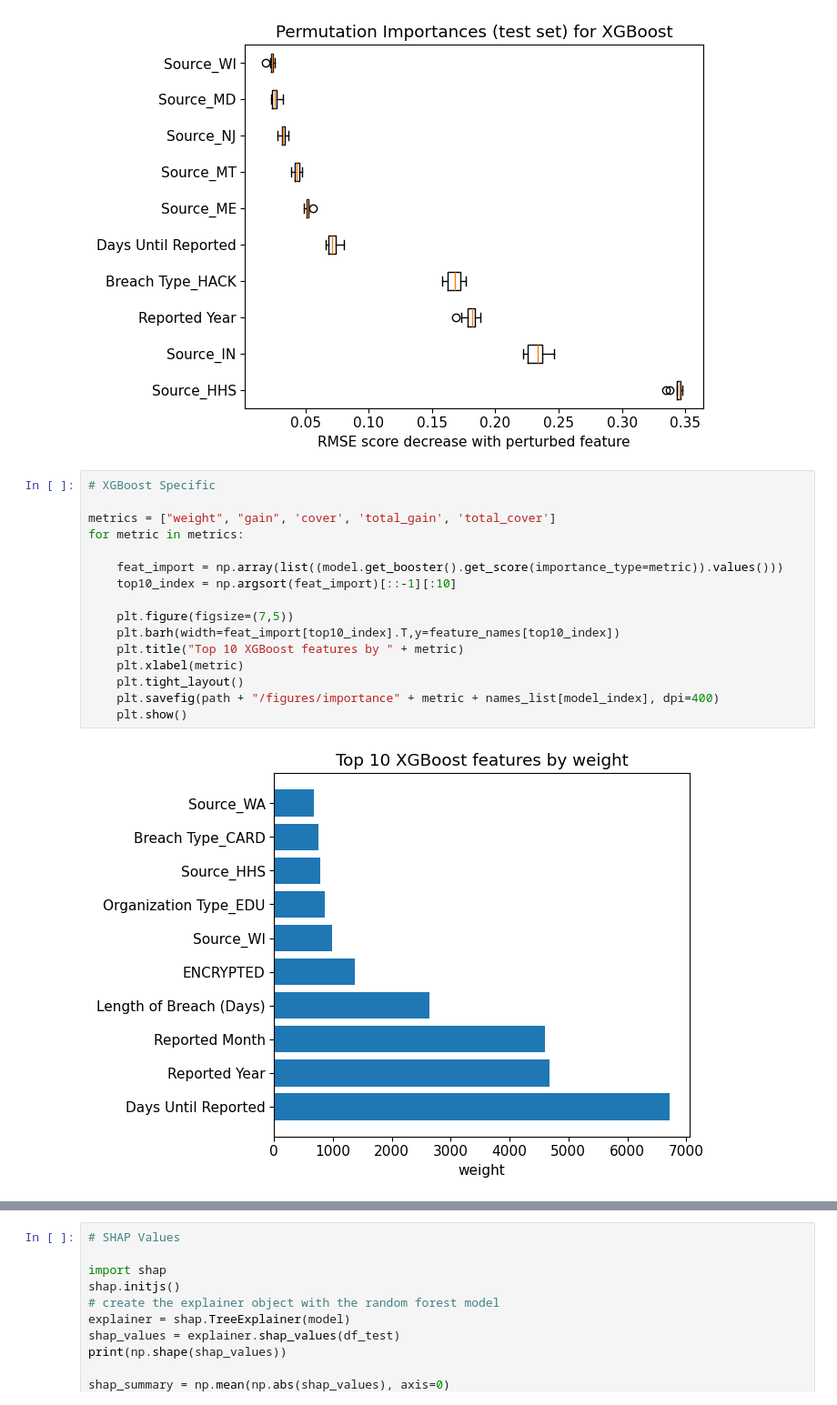
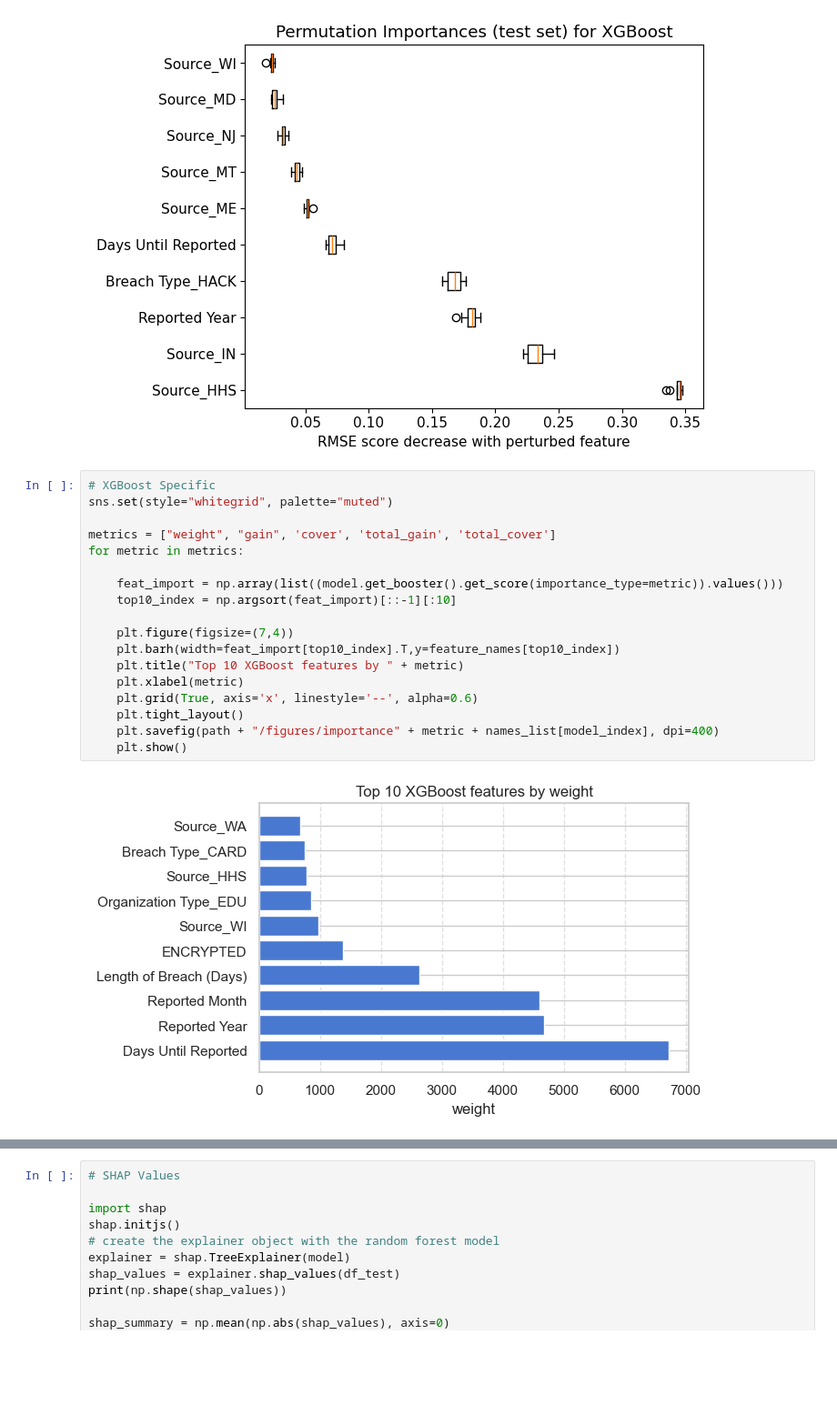
Before and after one commit to dfiume1/data-breach-ml, a Jupyter notebook: src/Analyzing Models.ipynb, the cells around one changed output, grey strips where cells are left out. Shown at 91% size. Drawn from its saved outputs; the diff is of its cells as text; blank space fills up the shorter version.

```diff
--- a/Analyzing Models.ipynb
+++ b/src/Analyzing Models.ipynb
@@ -219,19 +219,21 @@ plt.show()
 [figure]
 # %%
 # XGBoost Specific
+sns.set(style="whitegrid", palette="muted")
 
 metrics = ["weight", "gain", 'cover', 'total_gain', 'total_cover']
 for metric in metrics:
 
     feat_import = np.array(list((model.get_booster().get_score(importance_type=metric)).values()))
     top10_index = np.argsort(feat_import)[::-1][:10]
 
-    plt.figure(figsize=(7,5))
+    plt.figure(figsize=(7,4))
     plt.barh(width=feat_import[top10_index].T,y=feature_names[top10_index])
     plt.title("Top 10 XGBoost features by " + metric)
     plt.xlabel(metric)
+    plt.grid(True, axis='x', linestyle='--', alpha=0.6)
     plt.tight_layout()
     plt.savefig(path + "/figures/importance" + metric + names_list[model_index], dpi=400)
     plt.show()
 # %% [output]
-[figure, old version]
+[figure, new version]
```
Also changed, not shown: parts of 4 cells of this notebook, 14 other files.
